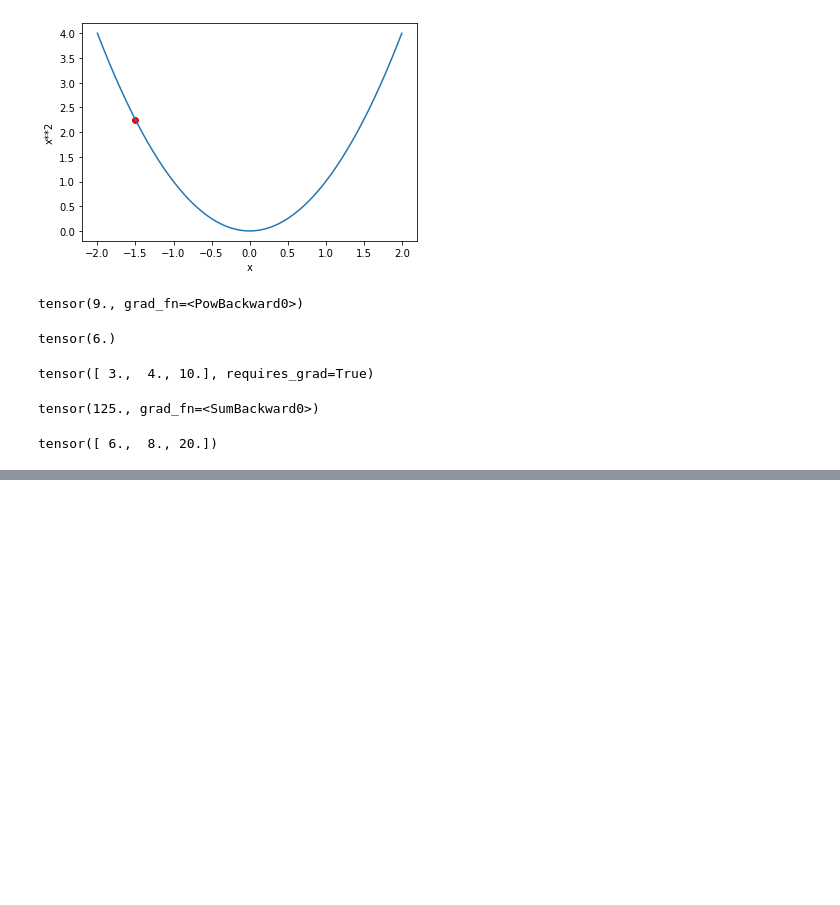
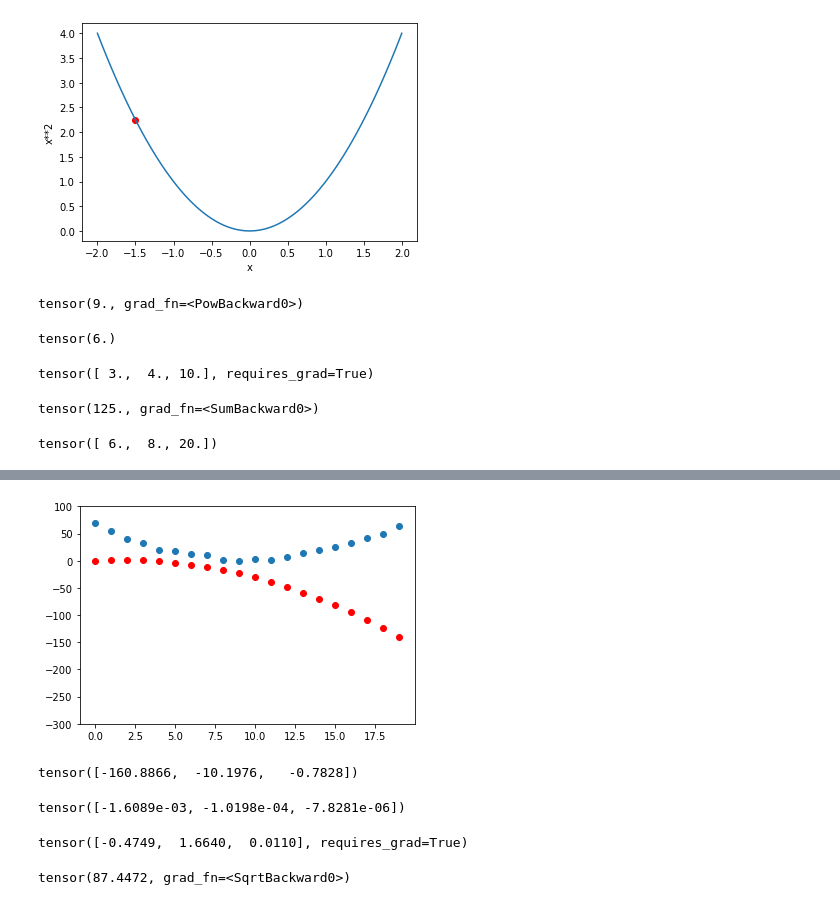
Before and after one commit to miketon/JupyterJeep, a Jupyter notebook: fastai_exercises/fast-ai-chapter04-under-the-hood.ipynb, the cells around one changed output, grey strips where cells are left out. Saved outputs shown, nothing was run; the diff lists cells and outputs as text; code cells hidden in the pictures; blank space fills up the shorter version.

Commit message:
p-hacked gradient descent on quadratic loss func

```diff
--- a/fastai_exercises/fast-ai-chapter04-under-the-hood.ipynb
+++ b/fastai_exercises/fast-ai-chapter04-under-the-hood.ipynb
@@ -303,0 +317,22 @@ tensor([ 6.,  8., 20.])
+# %%
+def f_approx_speed(t, params):
+    a, b, c = params
+    # we are guessing that approx speed is quadratic because we can't consider
+    # every possible function derivative
+    # TODO : why is QUADRATIC a good guess?
+    # ANSWER : quadratic simplifies the problem because it's fully defined by a,b,c?
+    # If not a given, how would I know this though lol
+    return a*(t**2) + (b*t)+c
+
+def mse(preds, targets):
+    return ((preds-targets)**2).mean().sqrt()
+# %%
+# Initialize parameters
+params = torch.randn(3).requires_grad_()
+# Calculate predictions
+preds = f_approx_speed(time, params)
+
+# calculate loss
+loss = mse(preds, speed)
+
+print(f'params: {params} \npreds: {preds} \nloss: {loss} # random loss is very high')
@@ -303,0 +344,28 @@ tensor([ 6.,  8., 20.])
+# %%
+from fastai.torch_core import to_np
+
+def show_preds(preds, ax=None):
+    if ax is None: ax=plt.subplots()[1]
+    ax.scatter(time, speed)
+    ax.scatter(time, to_np(preds), color='red') # type: ignore convert tensor to numpy array
+    ax.set_ylim(-300, 100)
+
+# when we graph the random predictions, it looks like our roller coaster is
+# going backwards lol
+show_preds(preds)
+# %% [output]
+[figure, added]
+# %%
+# calculate the gradient, or an approximation of how the parameters need to change
+loss.backward()
+params.grad
+# %% [output]
+tensor([-160.8866,  -10.1976,   -0.7828])
+# %%
+params.grad * 1e-5 # type: ignore 1e-5 = 0.00001
+# %% [output]
+tensor([-1.6089e-03, -1.0198e-04, -7.8281e-06])
+# %%
+params
+# %% [output]
+tensor([-0.4749,  1.6640,  0.0110], requires_grad=True)
@@ -303,0 +377,5 @@ tensor([ 6.,  8., 20.])
+# %%
+preds = f_approx_speed(time, params)
+mse(preds, speed)
+# %% [output]
+tensor(87.4472, grad_fn=<SqrtBackward0>)
```
Also changed, not shown: parts of 7 cells of this notebook.
